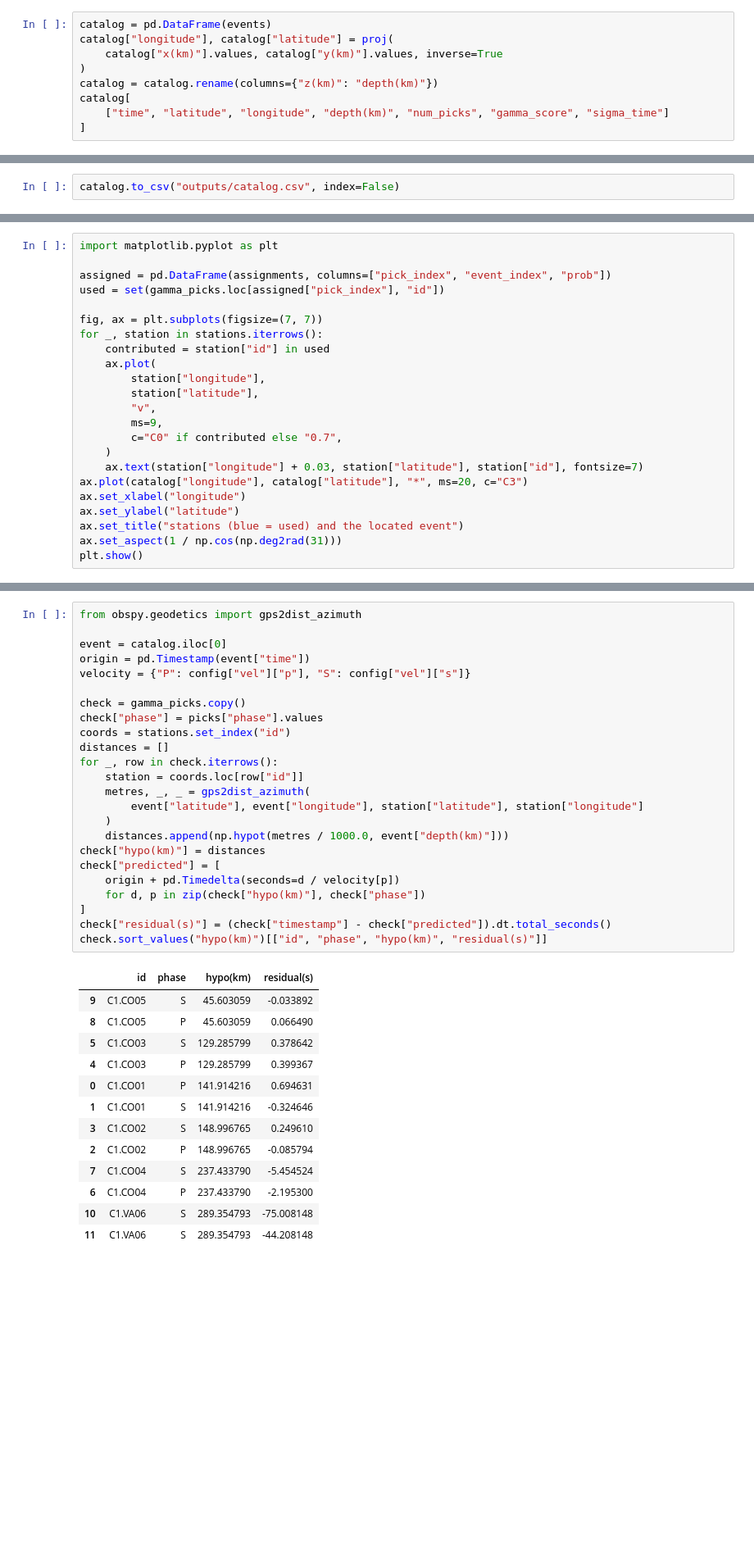
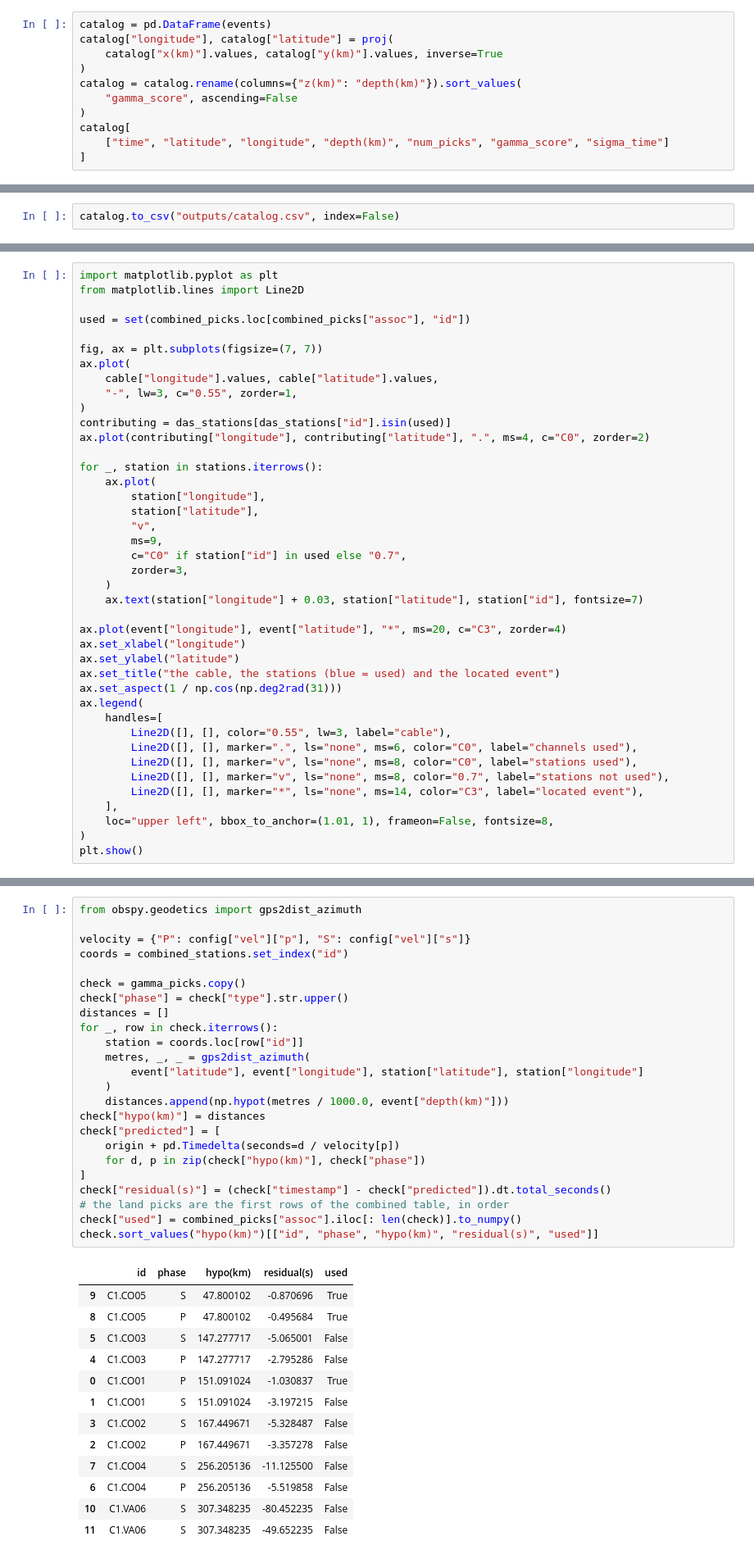
Before and after one commit to xdas-dev/tutorials, a Jupyter notebook: 06_catalog_with_gamma.ipynb, the cells around one changed output, grey strips where cells are left out. Shown at 82% size. Saved outputs shown, nothing was run; the diff lists cells and outputs as text; blank space fills up the shorter version.

```diff
--- a/06_catalog_with_gamma.ipynb
+++ b/06_catalog_with_gamma.ipynb
@@ -136,7 +218,9 @@ catalog = pd.DataFrame(events)
 catalog["longitude"], catalog["latitude"] = proj(
     catalog["x(km)"].values, catalog["y(km)"].values, inverse=True
 )
-catalog = catalog.rename(columns={"z(km)": "depth(km)"})
+catalog = catalog.rename(columns={"z(km)": "depth(km)"}).sort_values(
+    "gamma_score", ascending=False
+)
 catalog[
     ["time", "latitude", "longitude", "depth(km)", "num_picks", "gamma_score", "sigma_time"]
 ]
@@ -155,24 +259,42 @@ Drawn on a map, with the stations that contributed:
 # %%
 import matplotlib.pyplot as plt
+from matplotlib.lines import Line2D
 
-assigned = pd.DataFrame(assignments, columns=["pick_index", "event_index", "prob"])
-used = set(gamma_picks.loc[assigned["pick_index"], "id"])
+used = set(combined_picks.loc[combined_picks["assoc"], "id"])
 
 fig, ax = plt.subplots(figsize=(7, 7))
+ax.plot(
+    cable["longitude"].values, cable["latitude"].values,
+    "-", lw=3, c="0.55", zorder=1,
+)
+contributing = das_stations[das_stations["id"].isin(used)]
+ax.plot(contributing["longitude"], contributing["latitude"], ".", ms=4, c="C0", zorder=2)
+
 for _, station in stations.iterrows():
-    contributed = station["id"] in used
     ax.plot(
         station["longitude"],
         station["latitude"],
         "v",
         ms=9,
-        c="C0" if contributed else "0.7",
+        c="C0" if station["id"] in used else "0.7",
+        zorder=3,
     )
     ax.text(station["longitude"] + 0.03, station["latitude"], station["id"], fontsize=7)
-ax.plot(catalog["longitude"], catalog["latitude"], "*", ms=20, c="C3")
+
+ax.plot(event["longitude"], event["latitude"], "*", ms=20, c="C3", zorder=4)
 ax.set_xlabel("longitude")
 ax.set_ylabel("latitude")
-ax.set_title("stations (blue = used) and the located event")
+ax.set_title("the cable, the stations (blue = used) and the located event")
 ax.set_aspect(1 / np.cos(np.deg2rad(31)))
+ax.legend(
+    handles=[
+        Line2D([], [], color="0.55", lw=3, label="cable"),
+        Line2D([], [], marker=".", ls="none", ms=6, color="C0", label="channels used"),
+        Line2D([], [], marker="v", ls="none", ms=8, color="C0", label="stations used"),
+        Line2D([], [], marker="v", ls="none", ms=8, color="0.7", label="stations not used"),
+        Line2D([], [], marker="*", ls="none", ms=14, color="C3", label="located event"),
+    ],
+    loc="upper left", bbox_to_anchor=(1.01, 1), frameon=False, fontsize=8,
+)
 plt.show()
 # %% [output]
@@ -185,38 +308,38 @@ it and look at the residuals:
 # %%
 from obspy.geodetics import gps2dist_azimuth
 
-event = catalog.iloc[0]
-origin = pd.Timestamp(event["time"])
 velocity = {"P": config["vel"]["p"], "S": config["vel"]["s"]}
+coords = combined_stations.set_index("id")
 
 check = gamma_picks.copy()
-check["phase"] = picks["phase"].values
-coords = stations.set_index("id")
+check["phase"] = check["type"].str.upper()
 distances = []
 for _, row in check.iterrows():
     station = coords.loc[row["id"]]
     metres, _, _ = gps2dist_azimuth(
         event["latitude"], event["longitude"], station["latitude"], station["longitude"]
     )
     distances.append(np.hypot(metres / 1000.0, event["depth(km)"]))
 check["hypo(km)"] = distances
 check["predicted"] = [
     origin + pd.Timedelta(seconds=d / velocity[p])
     for d, p in zip(check["hypo(km)"], check["phase"])
 ]
 check["residual(s)"] = (check["timestamp"] - check["predicted"]).dt.total_seconds()
-check.sort_values("hypo(km)")[["id", "phase", "hypo(km)", "residual(s)"]]
+# the land picks are the first rows of the combined table, in order
+check["used"] = combined_picks["assoc"].iloc[: len(check)].to_numpy()
+check.sort_values("hypo(km)")[["id", "phase", "hypo(km)", "residual(s)", "used"]]
 # %% [output]
-|  | id | phase | hypo(km) | residual(s) |
-| 9 | C1.CO05 | S | 45.603059 | -0.033892 |
-| 8 | C1.CO05 | P | 45.603059 | 0.066490 |
-| 5 | C1.CO03 | S | 129.285799 | 0.378642 |
-| 4 | C1.CO03 | P | 129.285799 | 0.399367 |
-| 0 | C1.CO01 | P | 141.914216 | 0.694631 |
-| 1 | C1.CO01 | S | 141.914216 | -0.324646 |
-| 3 | C1.CO02 | S | 148.996765 | 0.249610 |
-| 2 | C1.CO02 | P | 148.996765 | -0.085794 |
-| 7 | C1.CO04 | S | 237.433790 | -5.454524 |
-| 6 | C1.CO04 | P | 237.433790 | -2.195300 |
-| 10 | C1.VA06 | S | 289.354793 | -75.008148 |
-| 11 | C1.VA06 | S | 289.354793 | -44.208148 |
+|  | id | phase | hypo(km) | residual(s) | used |
+| 9 | C1.CO05 | S | 47.800102 | -0.870696 | True |
+| 8 | C1.CO05 | P | 47.800102 | -0.495684 | True |
+| 5 | C1.CO03 | S | 147.277717 | -5.065001 | False |
+| 4 | C1.CO03 | P | 147.277717 | -2.795286 | False |
+| 0 | C1.CO01 | P | 151.091024 | -1.030837 | True |
+| 1 | C1.CO01 | S | 151.091024 | -3.197215 | False |
+| 3 | C1.CO02 | S | 167.449671 | -5.328487 | False |
+| 2 | C1.CO02 | P | 167.449671 | -3.357278 | False |
+| 7 | C1.CO04 | S | 256.205136 | -11.125500 | False |
+| 6 | C1.CO04 | P | 256.205136 | -5.519858 | False |
+| 10 | C1.VA06 | S | 307.348235 | -80.452235 | False |
+| 11 | C1.VA06 | S | 307.348235 | -49.652235 | False |
```
Also changed, not shown: parts of 33 cells of this notebook.
